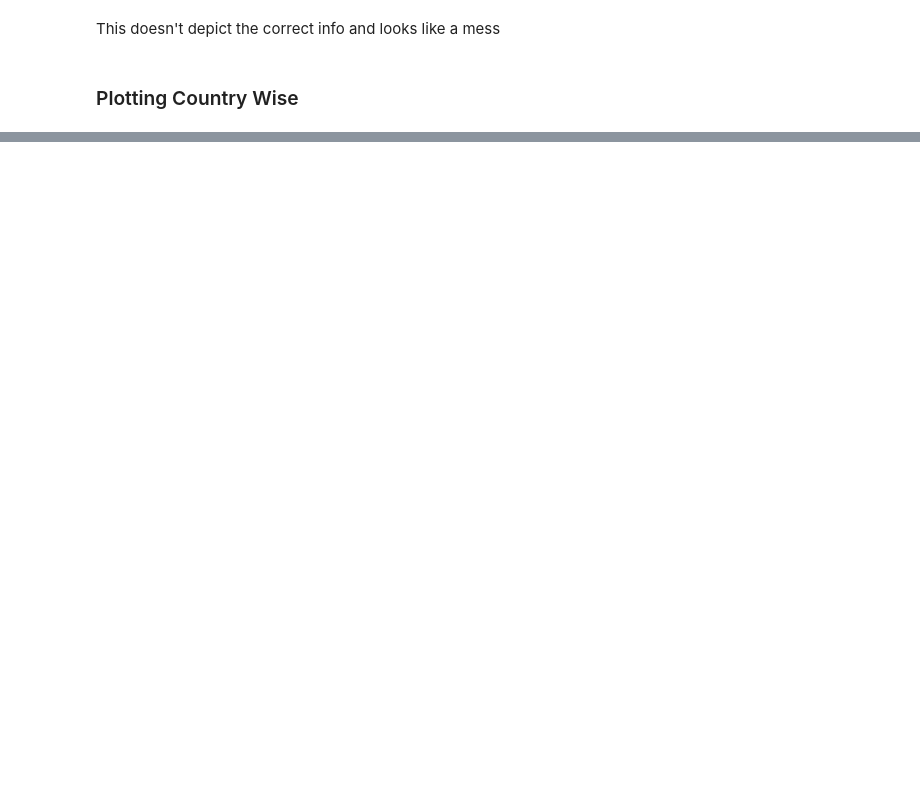
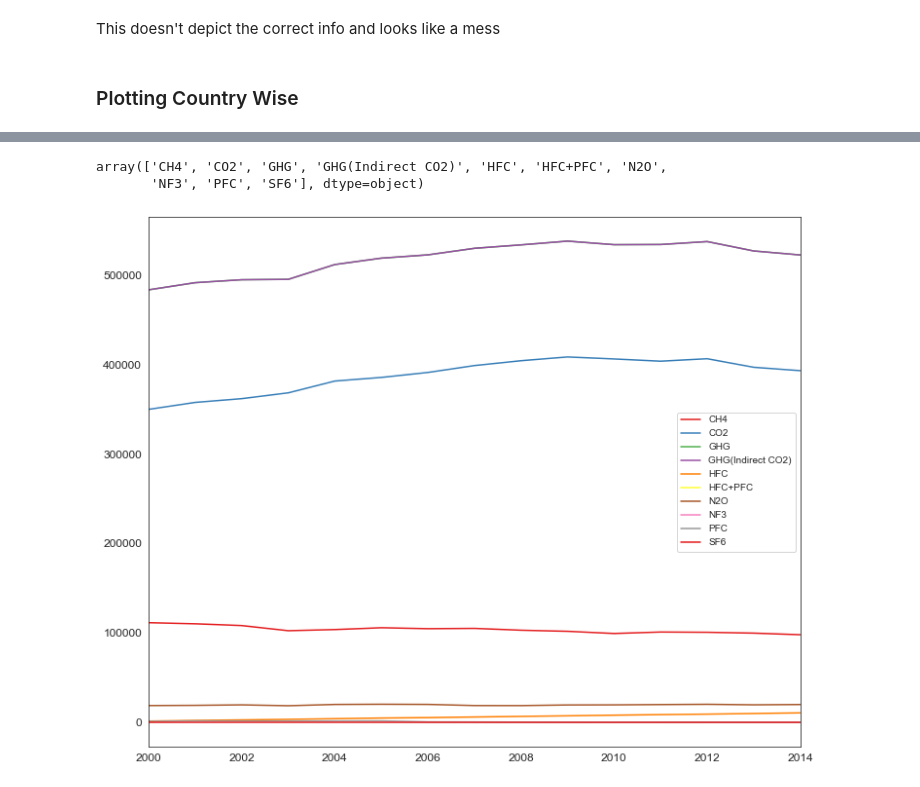
Before and after one commit to Wealthy-Waste/International-Greenhouse-Gas-Emissions, a Jupyter notebook: INTERNATIONAL GREENHOUSE GAS EMMISSION/1 - EMISSION ANALYSIS - 9TH MAY 2020.ipynb, the cells around one changed output, grey strips where cells are left out. Saved outputs shown, nothing was run; the diff lists cells and outputs as text; code cells hidden in the pictures; blank space fills up the shorter version.

```diff
--- a/INTERNATIONAL GREENHOUSE GAS EMMISSION/1 - EMISSION ANALYSIS - 9TH MAY 2020.ipynb
+++ b/INTERNATIONAL GREENHOUSE GAS EMMISSION/1 - EMISSION ANALYSIS - 9TH MAY 2020.ipynb
@@ -295,0 +308,19 @@ This doesn't depict the correct info and looks like a mess
+# %%
+gases = data_div.columns.values
+# %%
+gases
+# %% [output]
+array(['CH4', 'CO2', 'GHG', 'GHG(Indirect CO2)', 'HFC', 'HFC+PFC', 'N2O',
+       'NF3', 'PFC', 'SF6'], dtype=object)
+# %%
+# lets define a function that can plot the country data
+def plot_the_country(name):
+    find = data_div.loc[name]
+    plt.plot(find)
+    plt.legend(gases)
+    plt.tick_params(labelsize=12)
+    plt.xlim(2000,2014)
+# %%
+plot_the_country("Australia")
+# %% [output]
+[figure, added]
```
Also changed, not shown: parts of 10 cells of this notebook.
